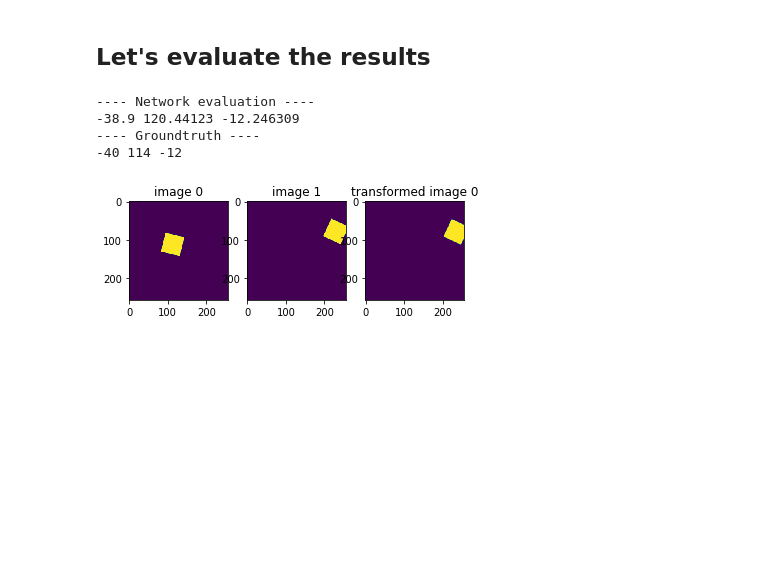
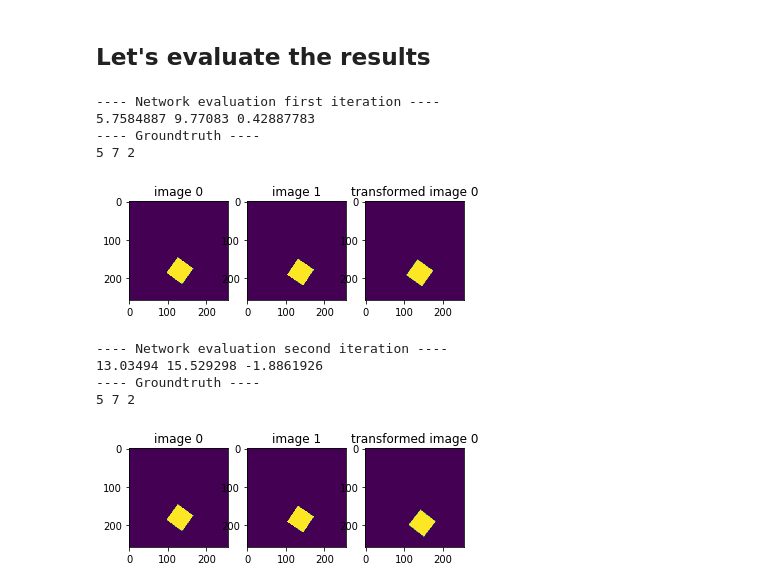
Before and after one commit to cdebeunne/uncertainties_CNN, a Jupyter notebook: regression_squares/notebook.ipynb, the cells around one changed output. Drawn from its saved outputs; the diff is of its cells as text; code cells hidden in the pictures; blank space fills up the shorter version.

Commit message:
add iterations

```diff
--- a/regression_squares/notebook.ipynb
+++ b/regression_squares/notebook.ipynb
@@ -39,29 +34,42 @@ SquareNet(
 ## Let's evaluate the results
 # %%
 # choose an image in the dataset
-i = 25
+i = 987
 
 # let's dig into the dataset
 im0 = dataset[i][0]
 im1 = dataset[i][1]
+obs = dataset[i][2]
 x0 = dataset[i][2]['x0']
 y0 = dataset[i][2]['y0']
+angle0 = dataset[i][2]['angle0']
 delta_x, delta_y, delta_angle = dataset[i][2]['transformation']
 
 # we need to concatenate the two images as an input
 input_net = torch.cat((im0,im1),0).unsqueeze(0)
 
-print("---- Network evaluation ----")
-results = model(input_net).detach().numpy()
-delta_x_est, delta_y_est, delta_angle_est = results[0][:]
+print("---- Network evaluation first iteration ----")
+results = model(input_net, obs, n_iterations=2)
+delta_x_est, delta_y_est, delta_angle_est = results[f'iteration={1}']['transfo_output'][0][:].detach().numpy()
 print(delta_x_est, delta_y_est, delta_angle_est)
 print("---- Groundtruth ----")
 print(delta_x, delta_y, delta_angle)
+show_results(im1.numpy()[0,:,:], im0.numpy()[0,:,:], x0, y0, delta_x_est, delta_y_est, delta_angle_est)
 
+print("---- Network evaluation second iteration ----")
+delta_x_est, delta_y_est, delta_angle_est = results[f'iteration={2}']['transfo_output'][0][:].detach().numpy()
+print(delta_x_est, delta_y_est, delta_angle_est)
+print("---- Groundtruth ----")
+print(delta_x, delta_y, delta_angle)
 show_results(im1.numpy()[0,:,:], im0.numpy()[0,:,:], x0, y0, delta_x_est, delta_y_est, delta_angle_est)
 # %% [output]
----- Network evaluation ----
--38.9 120.44123 -12.246309
+---- Network evaluation first iteration ----
+5.7584887 9.77083 0.42887783
 ---- Groundtruth ----
--40 114 -12
+5 7 2
-[figure, old version]
+[figure, new version]
+---- Network evaluation second iteration ----
+13.03494 15.529298 -1.8861926
+---- Groundtruth ----
+5 7 2
+[figure, added]
```
Also changed, not shown: parts of 1 cell of this notebook, 4 other files.
